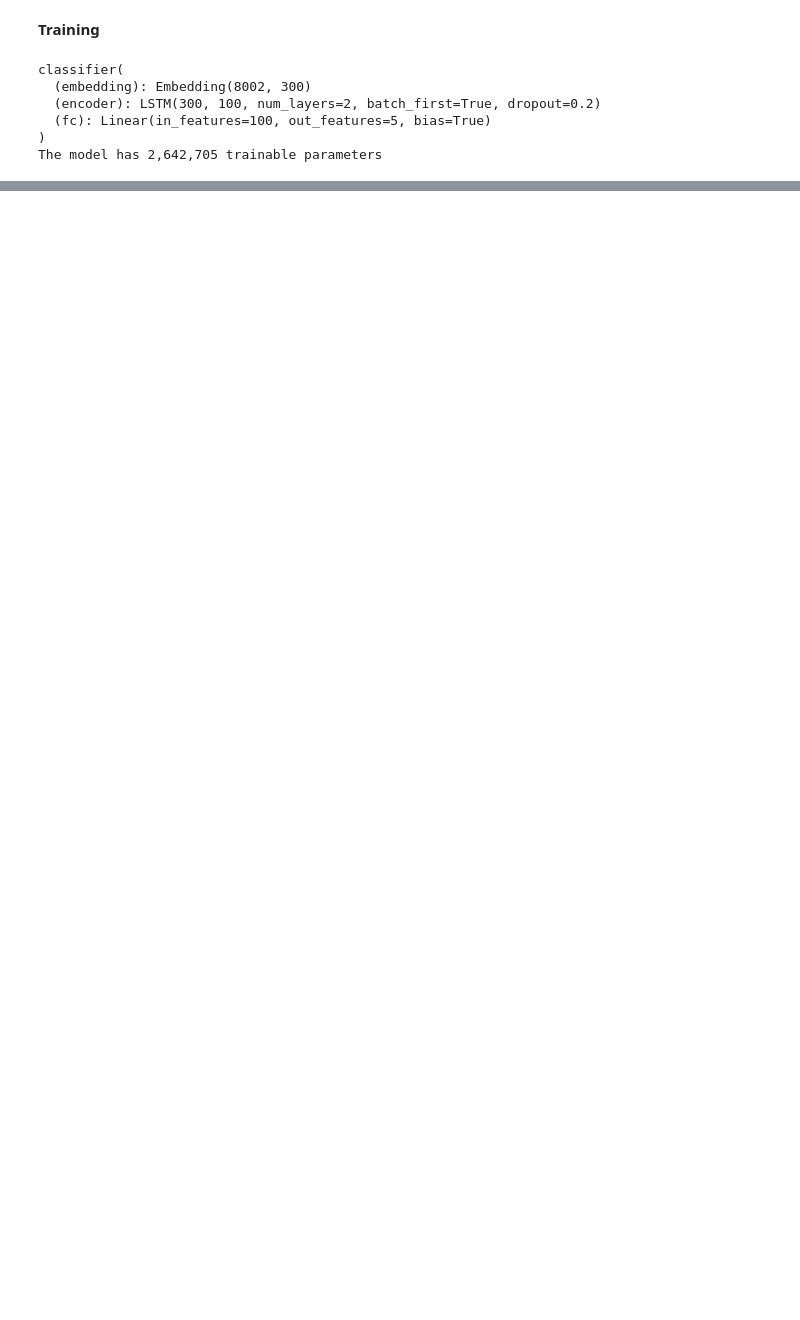
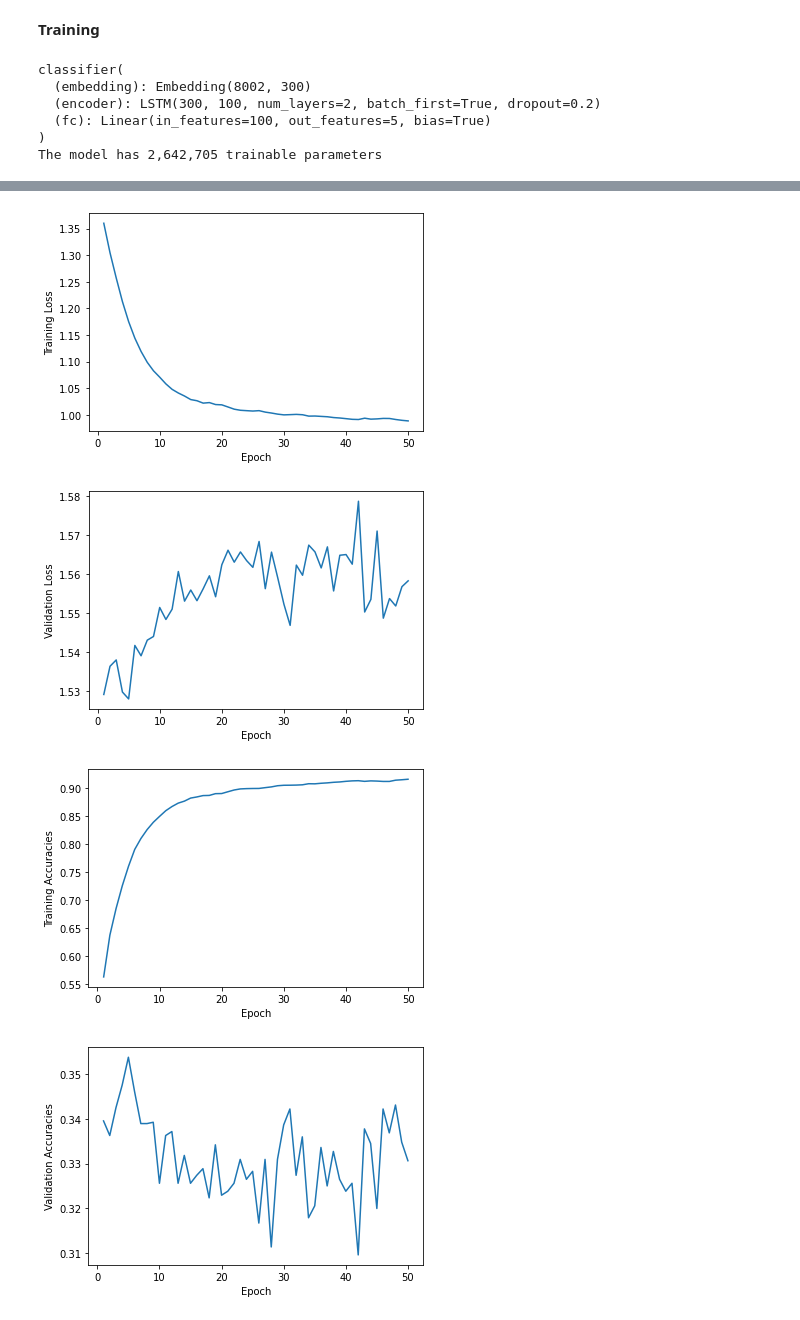
Before and after one commit to asravankumar/END2.0, a Jupyter notebook: session_5/sentiment_analysis.ipynb, the cells around one changed output, grey strips where cells are left out. Cells and saved outputs as stored; diff of their text form; code cells hidden in the pictures; blank space fills up the shorter version.

```diff
--- a/session_5/sentiment_analysis.ipynb
+++ b/session_5/sentiment_analysis.ipynb
@@ -494,17 +526,22 @@ def evaluate(model, iterator, criterion):
 
     return epoch_loss / len(iterator), epoch_acc / len(iterator)
 # %%
-N_EPOCHS = 20
+N_EPOCHS = 50
 best_valid_loss = float('inf')
-
+train_losses = []
+train_accuracies = []
+valid_losses = []
+valid_accuracies = []
 for epoch in range(N_EPOCHS):
 
     # train the model
     train_loss, train_acc = train(model, train_iterator, optimizer, criterion)
-
+    train_losses.append(train_loss)
+    train_accuracies.append(train_acc)
     # evaluate the model
     valid_loss, valid_acc = evaluate(model, valid_iterator, criterion)
-
+    valid_losses.append(valid_loss)
+    valid_accuracies.append(valid_acc)
     # save the best model
     if valid_loss < best_valid_loss:
         best_valid_loss = valid_loss
@@ -532,0 +570,31 @@ for epoch in range(N_EPOCHS):
+# %%
+import matplotlib.pyplot as plt
+
+plt.plot(list(range(1, len(train_losses) + 1)), train_losses, label="Training Loss")
+plt.xlabel("Epoch")
+plt.ylabel("Training Loss")
+plt.savefig('training_loss.png')
+plt.show()
+
+plt.plot(list(range(1, len(valid_losses) + 1)), valid_losses, label="Validation Loss")
+plt.xlabel("Epoch")
+plt.ylabel("Validation Loss")
+plt.savefig('valid_loss.png')
+plt.show()
+
+plt.plot(list(range(1, len(train_accuracies) + 1)), train_accuracies, label="Training Accuracies")
+plt.xlabel("Epoch")
+plt.ylabel("Training Accuracies")
+plt.savefig('training_accuracies.png')
+plt.show()
+
+plt.plot(list(range(1, len(valid_accuracies) + 1)), valid_accuracies, label="Valid Accuracies")
+plt.xlabel("Epoch")
+plt.ylabel("Validation Accuracies")
+plt.savefig('validation_accuracies.png')
+plt.show()
+# %% [output]
+[figure, added]
+[figure, added]
+[figure, added]
+[figure, added]
```
Also changed, not shown: parts of 16 cells of this notebook.
